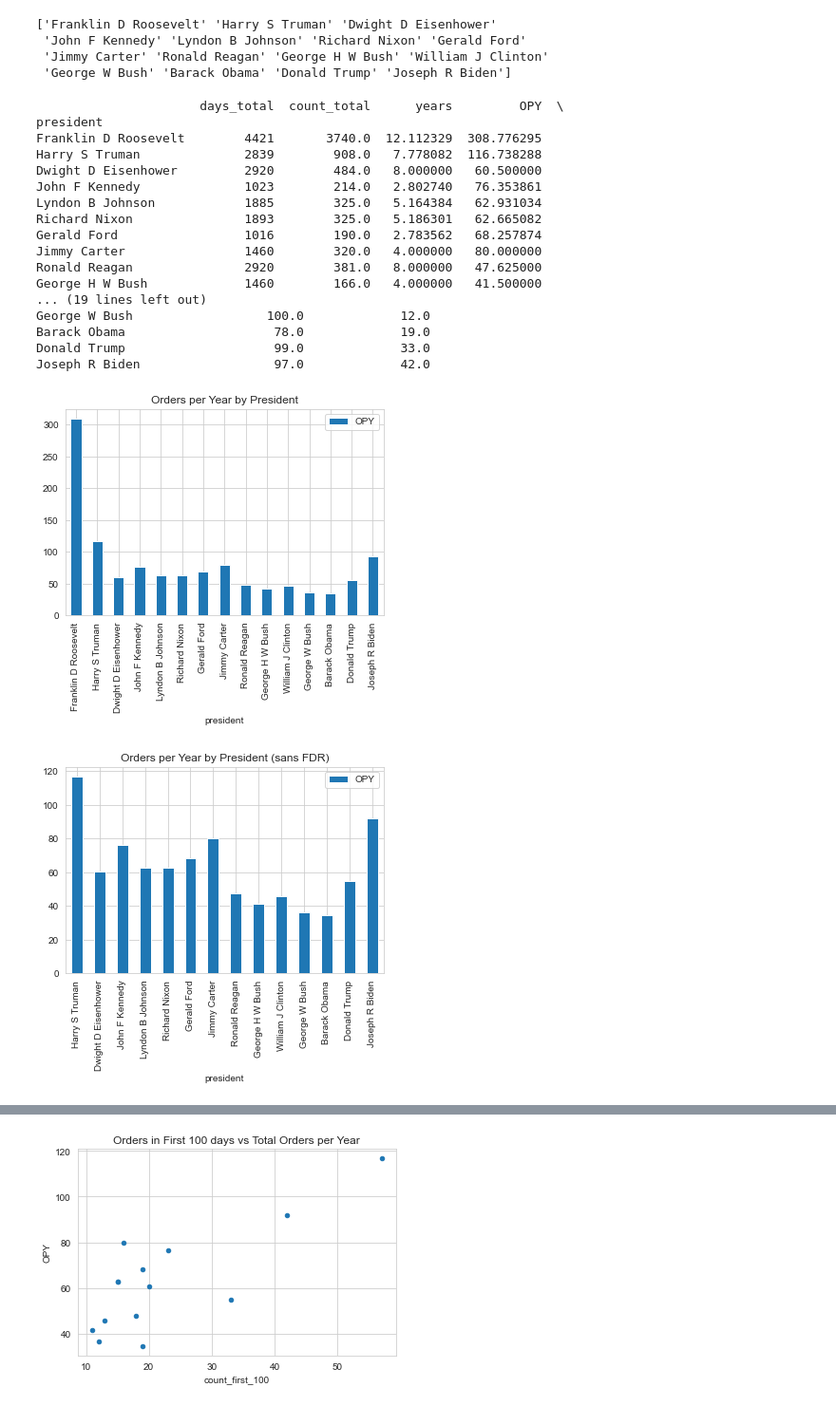
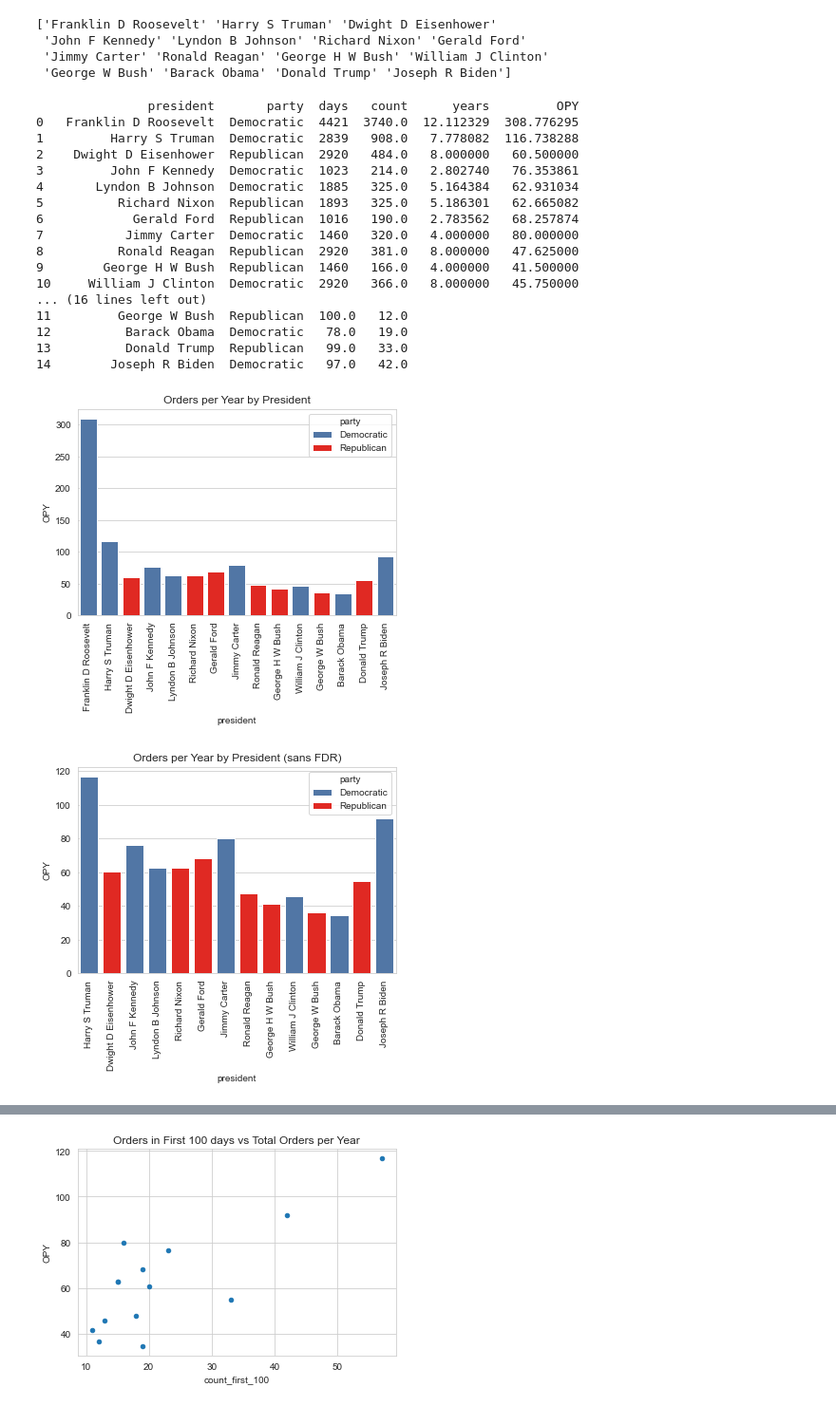
Before and after one commit to sporanges/exec_orders, a Jupyter notebook: 4_pretty_graphs.ipynb, the cells around one changed output, grey strips where cells are left out. Shown: that part at 95% size. Drawn from its saved outputs; the diff is of its cells as text; code cells hidden in the pictures.

Commit message:
recolored graphs

```diff
--- a/4_pretty_graphs.ipynb
+++ b/4_pretty_graphs.ipynb
@@ -6,9 +6,6 @@ import matplotlib.pyplot as plt
 import seaborn as sns
 
 sns.set_style('whitegrid')
-sns.set_context('notebook')
-
-colors = ['#4374B3', '#FF0B04']
 # %%
 df = pd.read_csv('all_data.csv')
 # %%
@@ -57,46 +54,50 @@ print(preses)
  'Jimmy Carter' 'Ronald Reagan' 'George H W Bush' 'William J Clinton'
  'George W Bush' 'Barack Obama' 'Donald Trump' 'Joseph R Biden']
 # %%
-totals = df.groupby('president')[['days', 'count']].max()
-totals = totals.reindex(preses)
+totals = df.groupby(['president', 'party'])[['days', 'count']].max().reset_index(level='party')
+totals = totals.reindex(preses).reset_index()
 totals['years'] = totals['days'] / 365
 totals['OPY'] = totals['count'] / totals['years']
+print(totals)
 
 df_first_100 = df[df['days'] <= 100]
-first_100 = df_first_100.groupby('president')[['days', 'count']].max()
-first_100 = first_100.reindex(preses)
-
-summ_stats = totals.merge(first_100, left_index=True, right_index=True, suffixes=('_total', '_first_100'))
-print(summ_stats)
+first_100 = df_first_100.groupby(['president', 'party'])[['days', 'count']].max().reset_index(level='party')
+first_100 = first_100.reindex(preses).reset_index()
+print(first_100)
 # %% [output]
-                      days_total  count_total      years         OPY  \
-president
-Franklin D Roosevelt        4421       3740.0  12.112329  308.776295
-Harry S Truman              2839        908.0   7.778082  116.738288
-Dwight D Eisenhower         2920        484.0   8.000000   60.500000
-John F Kennedy              1023        214.0   2.802740   76.353861
-Lyndon B Johnson            1885        325.0   5.164384   62.931034
-Richard Nixon               1893        325.0   5.186301   62.665082
-Gerald Ford                 1016        190.0   2.783562   68.257874
-Jimmy Carter                1460        320.0   4.000000   80.000000
-Ronald Reagan               2920        381.0   8.000000   47.625000
-George H W Bush             1460        166.0   4.000000   41.500000
-... (19 lines left out)
-George W Bush                  100.0             12.0
-Barack Obama                    78.0             19.0
-Donald Trump                    99.0             33.0
-Joseph R Biden                  97.0             42.0
+               president       party  days   count      years         OPY
+0   Franklin D Roosevelt  Democratic  4421  3740.0  12.112329  308.776295
+1         Harry S Truman  Democratic  2839   908.0   7.778082  116.738288
+2    Dwight D Eisenhower  Republican  2920   484.0   8.000000   60.500000
+3         John F Kennedy  Democratic  1023   214.0   2.802740   76.353861
+4       Lyndon B Johnson  Democratic  1885   325.0   5.164384   62.931034
+5          Richard Nixon  Republican  1893   325.0   5.186301   62.665082
+6            Gerald Ford  Republican  1016   190.0   2.783562   68.257874
+7           Jimmy Carter  Democratic  1460   320.0   4.000000   80.000000
+8          Ronald Reagan  Republican  2920   381.0   8.000000   47.625000
+9        George H W Bush  Republican  1460   166.0   4.000000   41.500000
+10     William J Clinton  Democratic  2920   366.0   8.000000   45.750000
+... (16 lines left out)
+11         George W Bush  Republican  100.0   12.0
+12          Barack Obama  Democratic   78.0   19.0
+13          Donald Trump  Republican   99.0   33.0
+14        Joseph R Biden  Democratic   97.0   42.0
 # %%
-summ_stats.plot.bar(y='OPY', title='Orders per Year by President')
+sns.barplot(x = 'president', y = 'OPY', data = totals, hue = 'party', palette = sns.color_palette(['#4374B3', '#FF0B04']), dodge=False)
+plt.title('Orders per Year by President')
+plt.xticks(rotation = 90)
 plt.savefig('img_opy.png', bbox_inches='tight')
 plt.show()
 # %% [output]
-[figure, old version]
+[figure, new version]
 # %%
-summ_stats_sans_FDR = summ_stats.drop(index='Franklin D Roosevelt')
-summ_stats_sans_FDR.plot.bar(y='OPY', title='Orders per Year by President (sans FDR)')
+totals_sans_FDR = totals.drop(index=0)
+sns.barplot(x = 'president', y = 'OPY', data = totals_sans_FDR, hue = 'party', palette = sns.color_palette(['#4374B3', '#FF0B04']), dodge=False)
+plt.title('Orders per Year by President (sans FDR)')
+plt.savefig('img_opy.png', bbox_inches='tight')
+plt.xticks(rotation = 90)
 plt.savefig('img_opy_sans_FDR.png', bbox_inches='tight')
 plt.show()
 # %% [output]
-[figure, old version]
+[figure, new version]
 # %%
```
Also changed, not shown: parts of 6 cells of this notebook, 8 other files.
